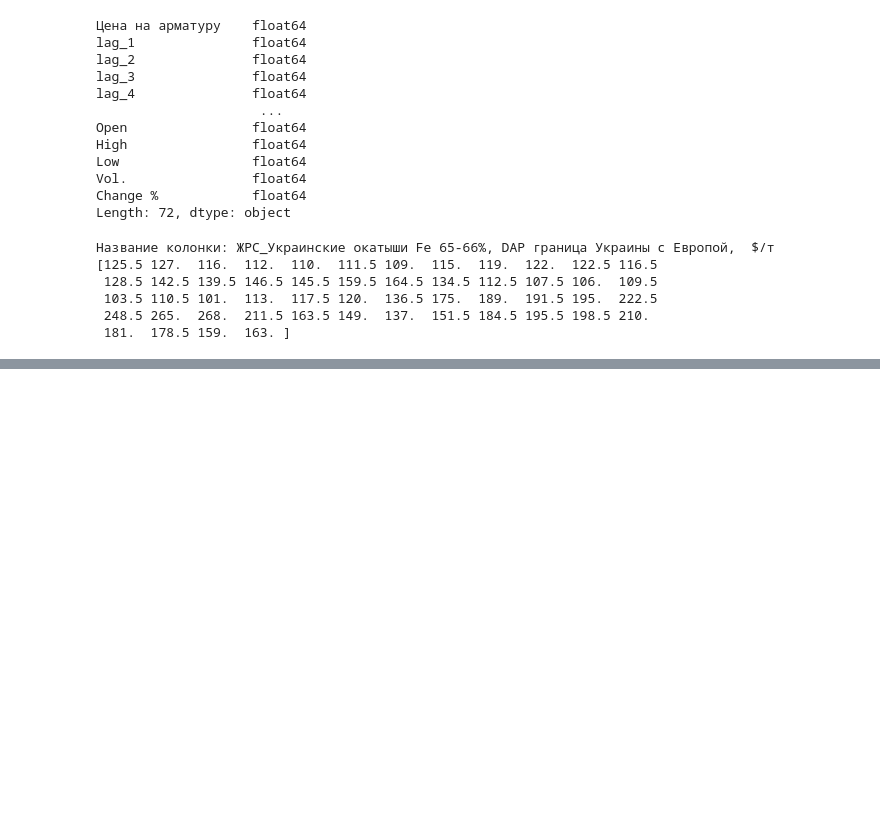
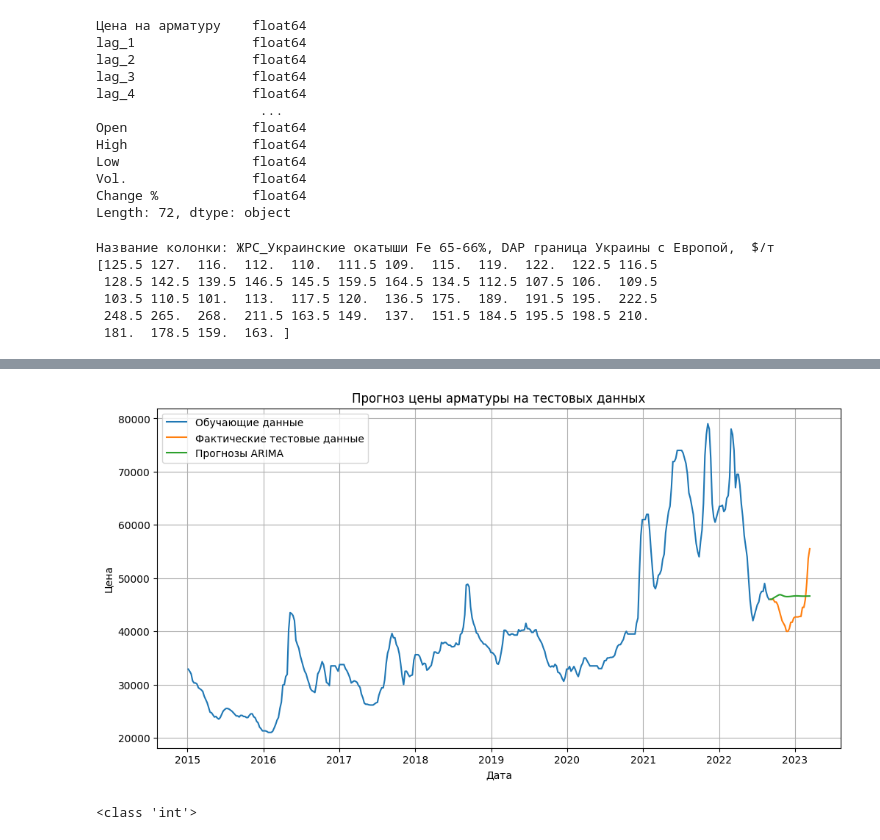
Before and after one commit to darinbtw/intensiv_3, a Jupyter notebook: vladislav_work/main_work.ipynb, the cells around one changed output, grey strips where cells are left out. Saved outputs shown, nothing was run; the diff lists cells and outputs as text; code cells hidden in the pictures; blank space fills up the shorter version.

```diff
--- a/vladislav_work/main_work.ipynb
+++ b/vladislav_work/main_work.ipynb
@@ -383,0 +502,2 @@ CatBoostError: Invalid cat_features[0] = Ellipsis value type=<class 'ellipsis'>:
+# %%
+test_df = pd.read_excel('test.xlsx', index_col='dt', parse_dates=True)
@@ -383,0 +533,18 @@ CatBoostError: Invalid cat_features[0] = Ellipsis value type=<class 'ellipsis'>:
+# %%
+# 5. Визуализация результатов
+plt.figure(figsize=(12, 6))
+plt.plot(price_data['Цена на арматуру'], label='Обучающие данные')
+plt.plot(test_df['Цена на арматуру'], label='Фактические тестовые данные')
+plt.plot(predictions, label='Прогнозы ARIMA')
+plt.title('Прогноз цены арматуры на тестовых данных')
+plt.xlabel('Дата')
+plt.ylabel('Цена')
+plt.legend()
+plt.grid(True)
+plt.show()
+# %% [output]
+[figure, added]
+# %%
+print(type(test.index[0]))
+# %% [output]
+<class 'int'>
```
Also changed, not shown: parts of 18 cells of this notebook, 10 other files.
